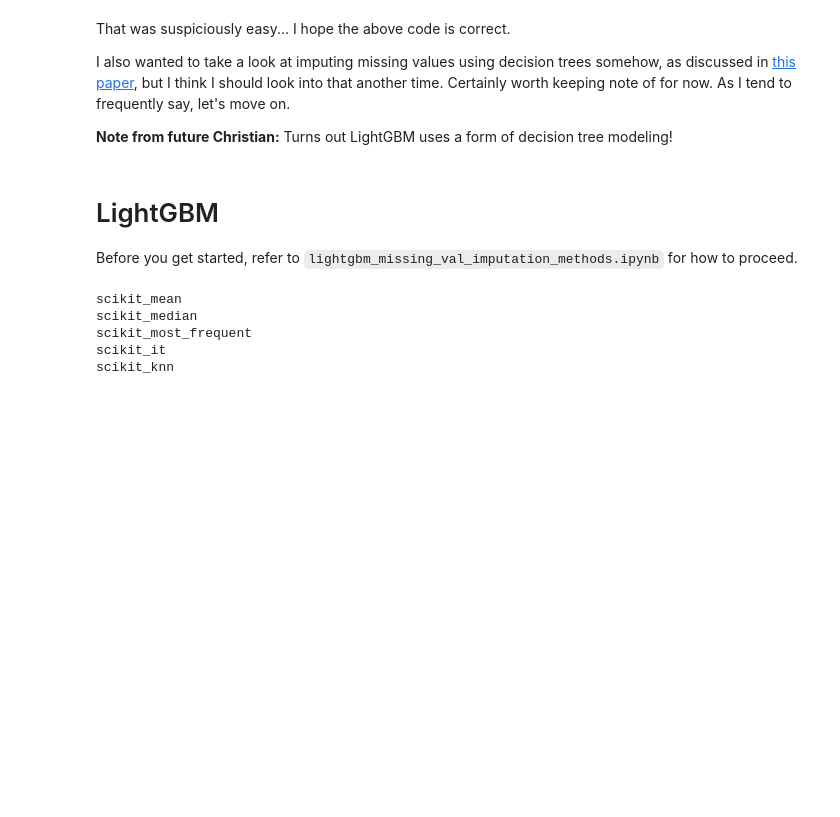
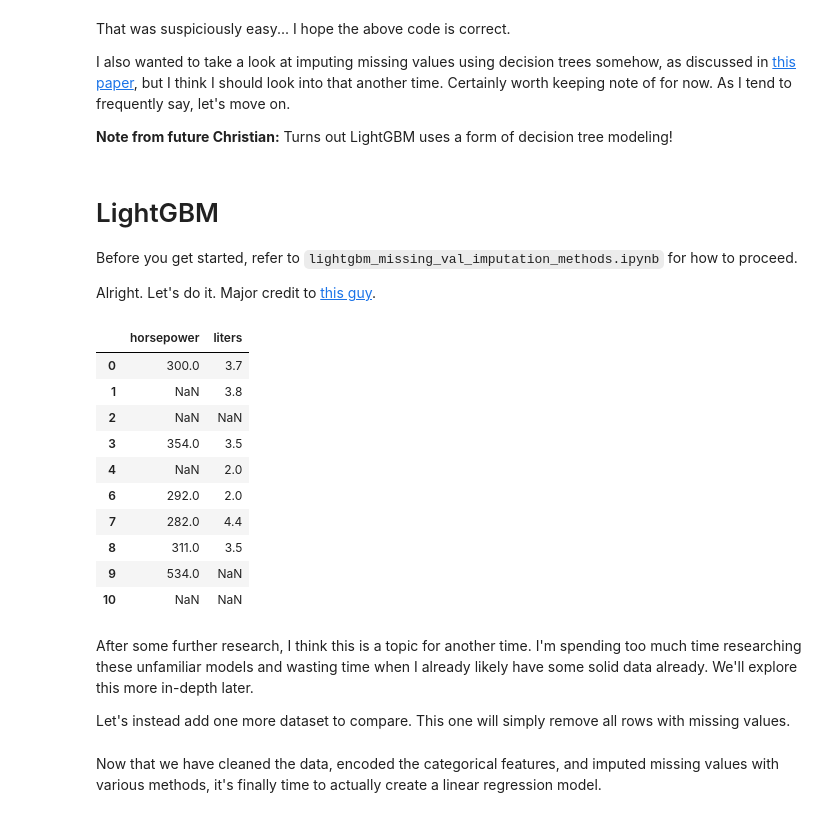
Before and after one commit to crdcamp/lin-reg-practice, a Jupyter notebook: used_car_price_prediction.ipynb, the cells around one changed output. Saved outputs shown, nothing was run; the diff lists cells and outputs as text; code cells hidden in the pictures; blank space fills up the shorter version.

```diff
--- a/used_car_price_prediction.ipynb
+++ b/used_car_price_prediction.ipynb
@@ -291,12 +291,36 @@ I also wanted to take a look at imputing missing values using decision trees som
 # LightGBM
 
 Before you get started, refer to `lightgbm_missing_val_imputation_methods.ipynb` for how to proceed.
+
+Alright. Let's do it. Major credit to [this guy](https://www.youtube.com/watch?v=KWrZ59nLLSg&t=618s).
 # %%
-for key, value in imp_datasets.items():
-    print(key)
+# Function could definitely be more secure but we're not working with the categorical data anyway
+def lgbm_impute(data: pd.DataFrame):
+    data = data.copy()
+    cols_with_nans = [x for x in data if data[x].isnull().sum() > 0]
+    for col in cols_with_nans:
+        data[f"{col}_is_nan"] = data[col].isnull().astype(int)
+        train = data[f"{col}_is_nan"]
+
+    return data
+
+imp_datasets["lgbm_reg"] = lgbm_impute(cars)
+
+train = cars[~cars.isna()]
+train[["horsepower", "liters"]].head(10)
 # %% [output]
-scikit_mean
-scikit_median
-scikit_most_frequent
-scikit_it
-scikit_knn
+|  | horsepower | liters |
+| 0 | 300.0 | 3.7 |
+| 1 | NaN | 3.8 |
+| 2 | NaN | NaN |
+| 3 | 354.0 | 3.5 |
+| 4 | NaN | 2.0 |
+| 6 | 292.0 | 2.0 |
+| 7 | 282.0 | 4.4 |
+| 8 | 311.0 | 3.5 |
+| 9 | 534.0 | NaN |
+| 10 | NaN | NaN |
+# %% [markdown]
+After some further research, I think this is a topic for another time. I'm spending too much time researching these unfamiliar models and wasting time when I already likely have some solid data already. We'll explore this more in-depth later.
+
+Let's instead add one more dataset to compare. This one will simply remove all rows with missing values.
@@ -302,0 +330,2 @@ scikit_knn
+# %% [markdown]
+Now that we have cleaned the data, encoded the categorical features, and imputed missing values with various methods, it's finally time to actually create a linear regression model.
```
Also changed, not shown: parts of 5 cells of this notebook, 1 other file.
